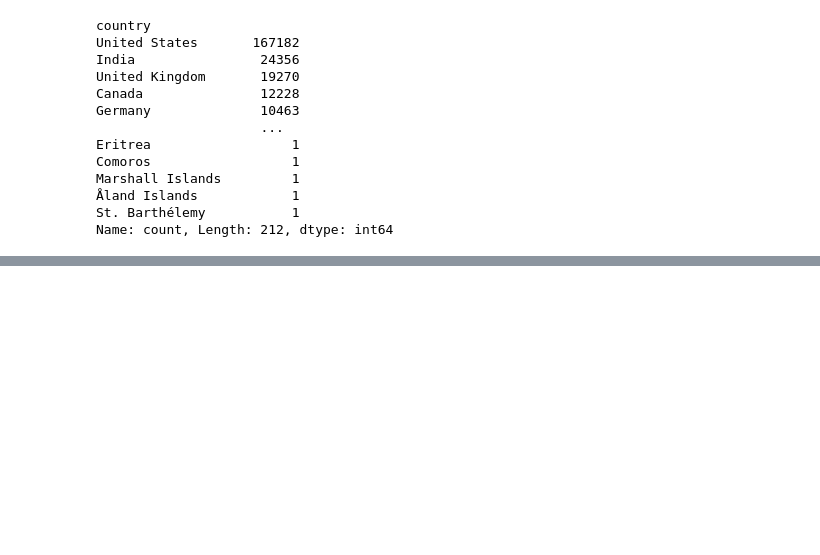
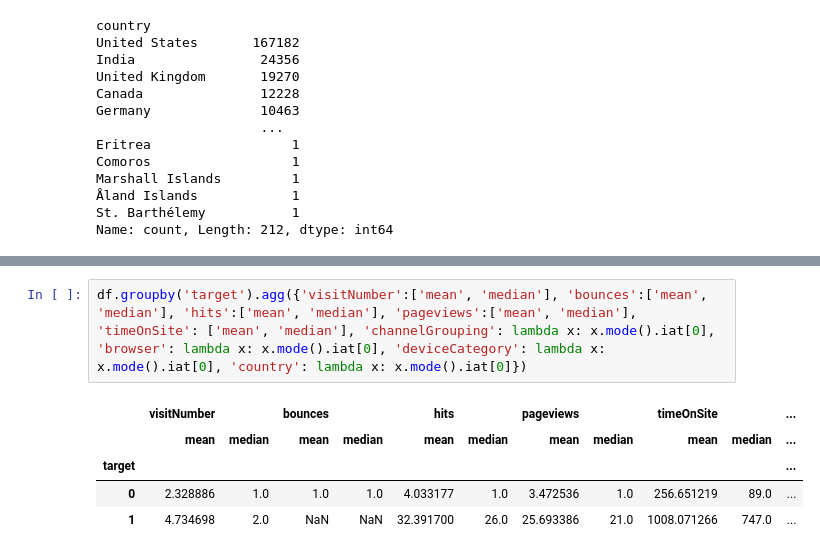
Before and after one commit to DavidGuzzi/Python-Projects, a Jupyter notebook: monks.ipynb, the cells around one changed output, grey strips where cells are left out. Drawn from its saved outputs; the diff is of its cells as text; blank space fills up the shorter version.

```diff
--- a/monks.ipynb
+++ b/monks.ipynb
@@ -557,0 +572,8 @@ Name: count, Length: 212, dtype: int64
+# %%
+df.groupby('target').agg({'visitNumber':['mean', 'median'], 'bounces':['mean', 'median'], 'hits':['mean', 'median'], 'pageviews':['mean', 'median'], 'timeOnSite': ['mean', 'median'], 'channelGrouping': lambda x: x.mode().iat[0], 'browser': lambda x: x.mode().iat[0], 'deviceCategory': lambda x: x.mode().iat[0], 'country': lambda x: x.mode().iat[0]})
+# %% [output]
+|  | visitNumber |  | bounces |  | hits |  | pageviews |  | timeOnSite |  | ... |
+|  | mean | median | mean | median | mean | median | mean | median | mean | median | ... |
+| target |  |  |  |  |  |  |  |  |  |  | ... |
+| 0 | 2.328886 | 1.0 | 1.0 | 1.0 | 4.033177 | 1.0 | 3.472536 | 1.0 | 256.651219 | 89.0 | ... |
+| 1 | 4.734698 | 2.0 | NaN | NaN | 32.391700 | 26.0 | 25.693386 | 21.0 | 1008.071266 | 747.0 | ... |
```
Also changed, not shown: parts of 4 cells of this notebook.
